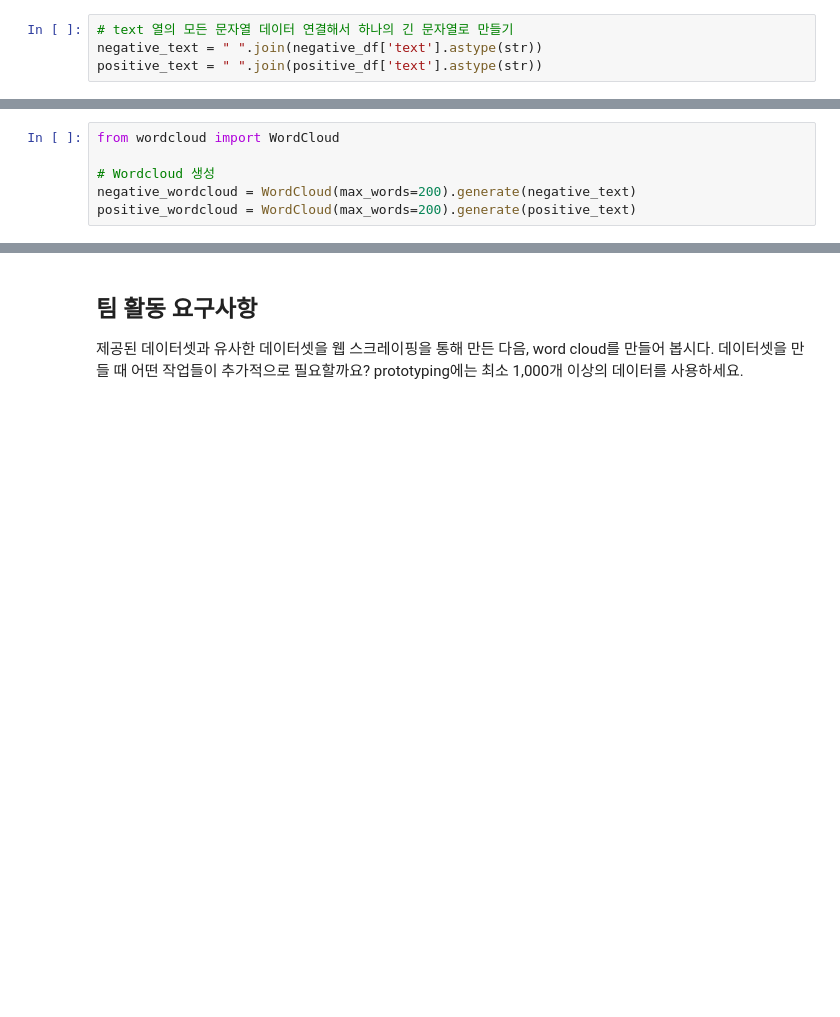
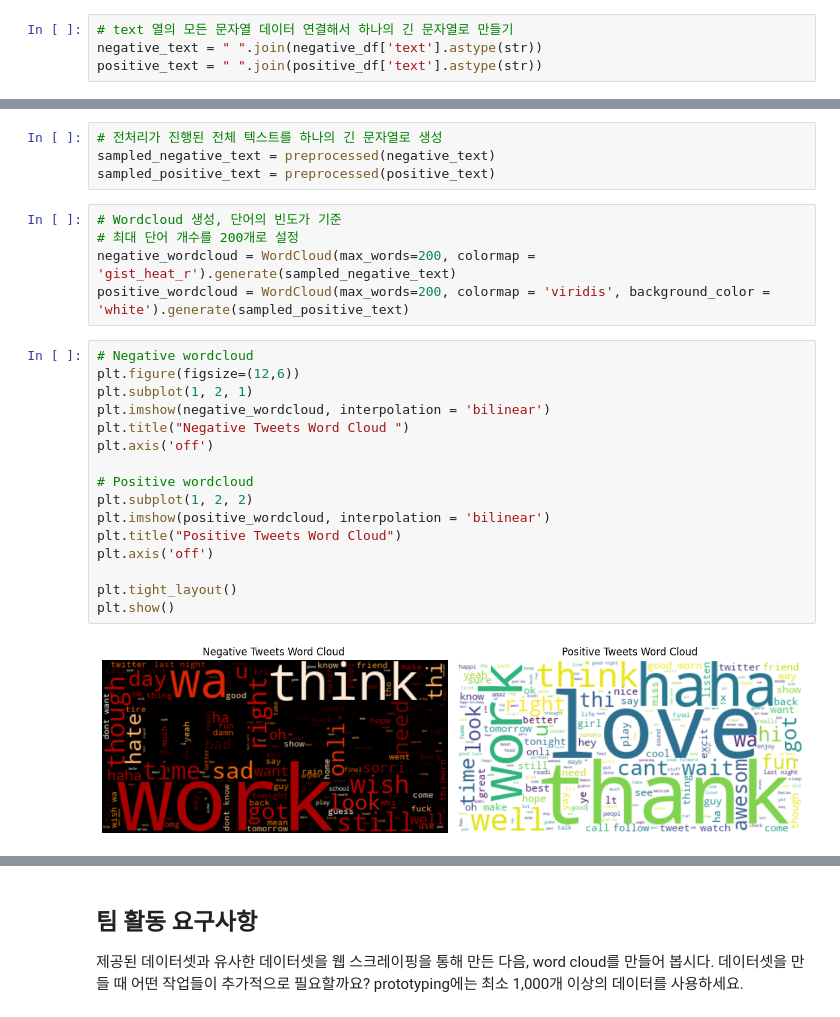
Before and after one commit to woosukYoon/softeer, a Jupyter notebook: 과제/M2/W2M5 - Sentiment Analysis.ipynb, the cells around one changed output, grey strips where cells are left out. Drawn from its saved outputs; the diff is of its cells as text; blank space fills up the shorter version.

```diff
--- a/과제/M2/W2M5 - Sentiment Analysis.ipynb
+++ b/과제/M2/W2M5 - Sentiment Analysis.ipynb
@@ -33,6 +103,27 @@ positive_text = " ".join(positive_df['text'].astype(str))
+# %%
+# 전처리가 진행된 전체 텍스트를 하나의 긴 문자열로 생성
+sampled_negative_text = preprocessed(negative_text)
+sampled_positive_text = preprocessed(positive_text)
 # %%
-from wordcloud import WordCloud
-
-# Wordcloud 생성
-negative_wordcloud = WordCloud(max_words=200).generate(negative_text)
-positive_wordcloud = WordCloud(max_words=200).generate(positive_text)
+# Wordcloud 생성, 단어의 빈도가 기준
+# 최대 단어 개수를 200개로 설정
+negative_wordcloud = WordCloud(max_words=200, colormap = 'gist_heat_r').generate(sampled_negative_text)
+positive_wordcloud = WordCloud(max_words=200, colormap = 'viridis', background_color = 'white').generate(sampled_positive_text)
+# %%
+# Negative wordcloud
+plt.figure(figsize=(12,6))
+plt.subplot(1, 2, 1)
+plt.imshow(negative_wordcloud, interpolation = 'bilinear')
+plt.title("Negative Tweets Word Cloud ")
+plt.axis('off')
+
+# Positive wordcloud
+plt.subplot(1, 2, 2)
+plt.imshow(positive_wordcloud, interpolation = 'bilinear')
+plt.title("Positive Tweets Word Cloud")
+plt.axis('off')
+
+plt.tight_layout()
+plt.show()
+# %% [output]
+[figure, added]
```
Also changed, not shown: parts of 26 cells of this notebook, 20 other files.
